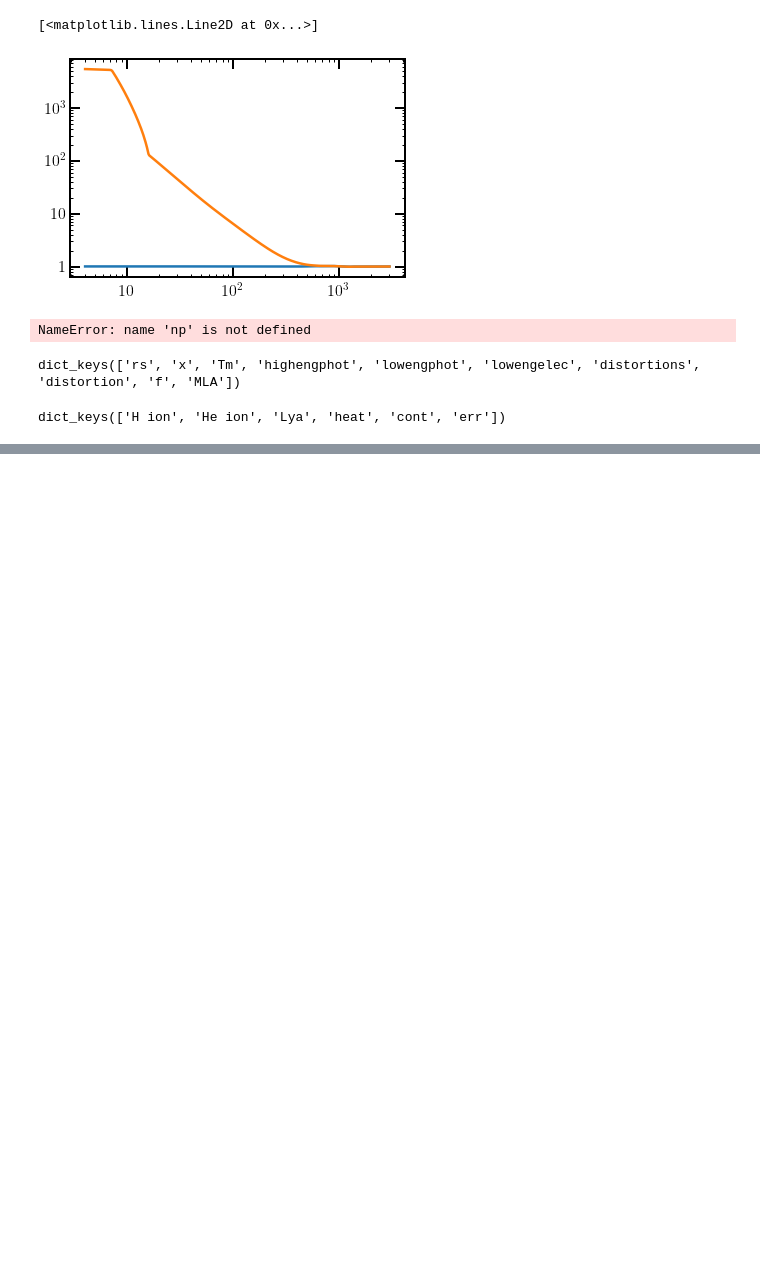
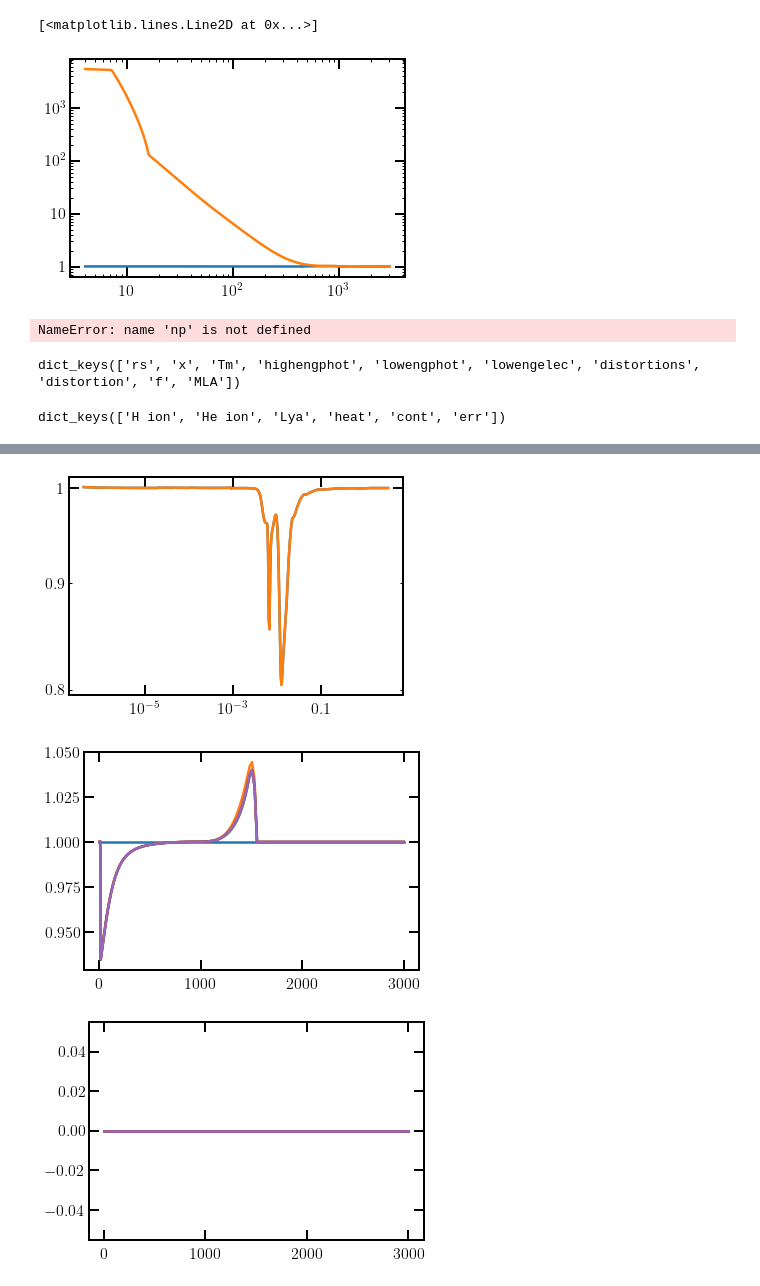
Before and after one commit to hongwanliu/DarkHistory, a Jupyter notebook: examples/DH_Upgrade/New_Results/testing.ipynb, the cells around one changed output, grey strips where cells are left out. Cells and saved outputs as stored; diff of their text form; code cells hidden in the pictures; blank space fills up the shorter version.

```diff
--- a/examples/DH_Upgrade/New_Results/testing.ipynb
+++ b/examples/DH_Upgrade/New_Results/testing.ipynb
@@ -184,3 +181,9 @@ dict_keys(['rs', 'x', 'Tm', 'highengphot', 'lowengphot', 'lowengelec', 'distorti
 ref_res['f'].keys()
 # %% [output]
 dict_keys(['H ion', 'He ion', 'Lya', 'heat', 'cont', 'err'])
+# %%
+%autoreload
+
+test = pickle.load(open('/scratch/gpfs/hongwanl/DarkHistory/full_distortion/scratch/log10mDM_5.7432_elec_swave_log10param_-30.1732_max_CMB_nmax_200_Puchwein_False.p', 'rb'))
+
+ref = pickle.load(open('/scratch/gpfs/hongwanl/DarkHistory/full_distortion/scratch/log10mDM_5.7432_elec_swave_log10param_-30.1732_max_CMB_nmax_200_Puchwein_True.p', 'rb'))
@@ -186,0 +210,36 @@ dict_keys(['H ion', 'He ion', 'Lya', 'heat', 'cont', 'err'])
+# %%
+plt.figure()
+
+test_data = test['data']
+ref_data = ref['data']
+
+plt.loglog()
+
+# plt.plot(test_data[0]['distortion'].eng, test_data[0]['distortion'].dNdE)
+
+# plt.plot(test_data[4]['distortion'].eng, test_data[4]['distortion'].dNdE)
+
+plt.plot(test_data[0]['distortion'].eng, test_data[0]['distortion'].dNdE / test_data[4]['distortion'].dNdE)
+plt.plot(ref_data[0]['distortion'].eng, ref_data[0]['distortion'].dNdE / ref_data[4]['distortion'].dNdE)
+
+# plt.plot(ref_data[4]['distortion'].eng, )
+
+plt.figure()
+
+
+for i in np.arange(5):
+
+    plt.plot(test_data[i]['MLA'][0], test_data[i]['MLA'][1]/test_data[0]['MLA'][1])
+    # plt.plot(ref_data[i]['MLA'][0], ref_data[i]['MLA'][1])
+
+plt.figure()
+
+
+for i in np.arange(5):
+
+    plt.plot(test_data[i]['MLA'][0], test_data[i]['MLA'][1]/ref_data[i]['MLA'][1] - 1.)
+    # plt.plot(ref_data[i]['MLA'][0], ref_data[i]['MLA'][1])
+# %% [output]
+[figure, added]
+[figure, added]
+[figure, added]
```
Also changed, not shown: parts of 2 cells of this notebook, 4 other files.
